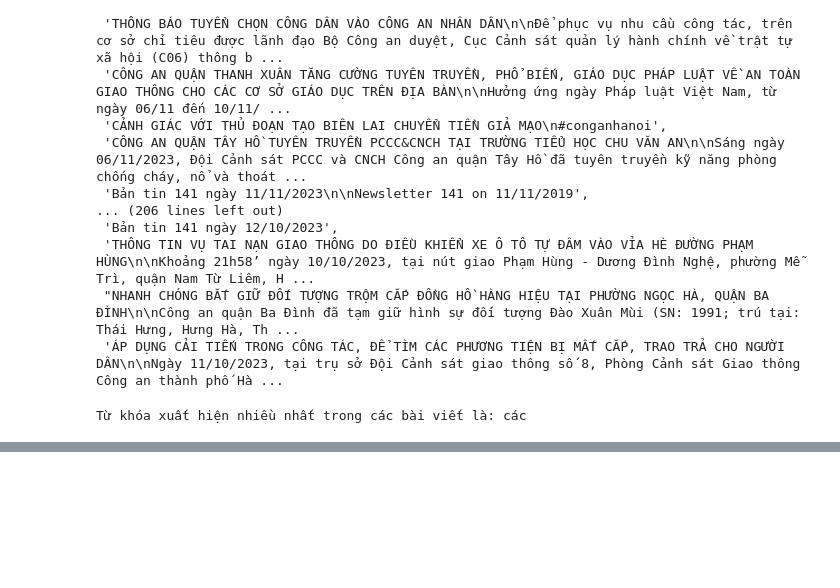
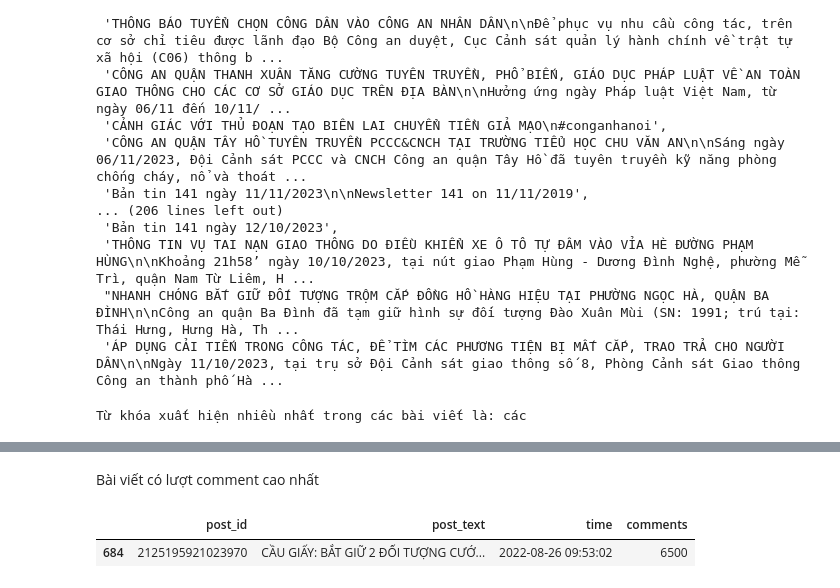
Before and after one commit to photienanh/final_project, a Jupyter notebook: analyze_data.ipynb, the cells around one changed output, grey strips where cells are left out. Drawn from its saved outputs; the diff is of its cells as text; code cells hidden in the pictures; blank space fills up the shorter version.

```diff
--- a/analyze_data.ipynb
+++ b/analyze_data.ipynb
@@ -356,0 +365,8 @@ Từ khóa xuất hiện nhiều nhất trong các bài viết là: các
+# %% [markdown]
+Bài viết có lượt comment cao nhất
+# %%
+most_cmt_post = post_df_full[post_df_full["comments"] == post_df_full["comments"].max()]
+most_cmt_post[['post_id','post_text','time','comments']]
+# %% [output]
+|  | post_id | post_text | time | comments |
+| 684 | 2125195921023970 | CẦU GIẤY: BẮT GIỮ 2 ĐỐI TƯỢNG CƯỚ... | 2022-08-26 09:53:02 | 6500 |
```
Also changed, not shown: parts of 4 cells of this notebook.
